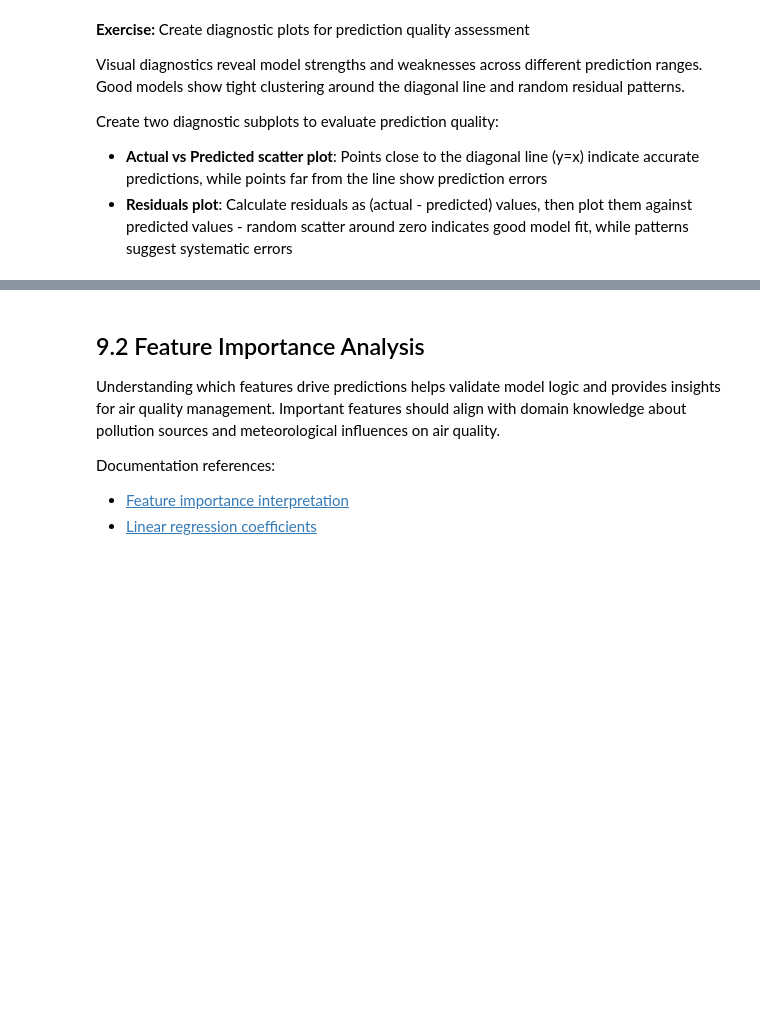
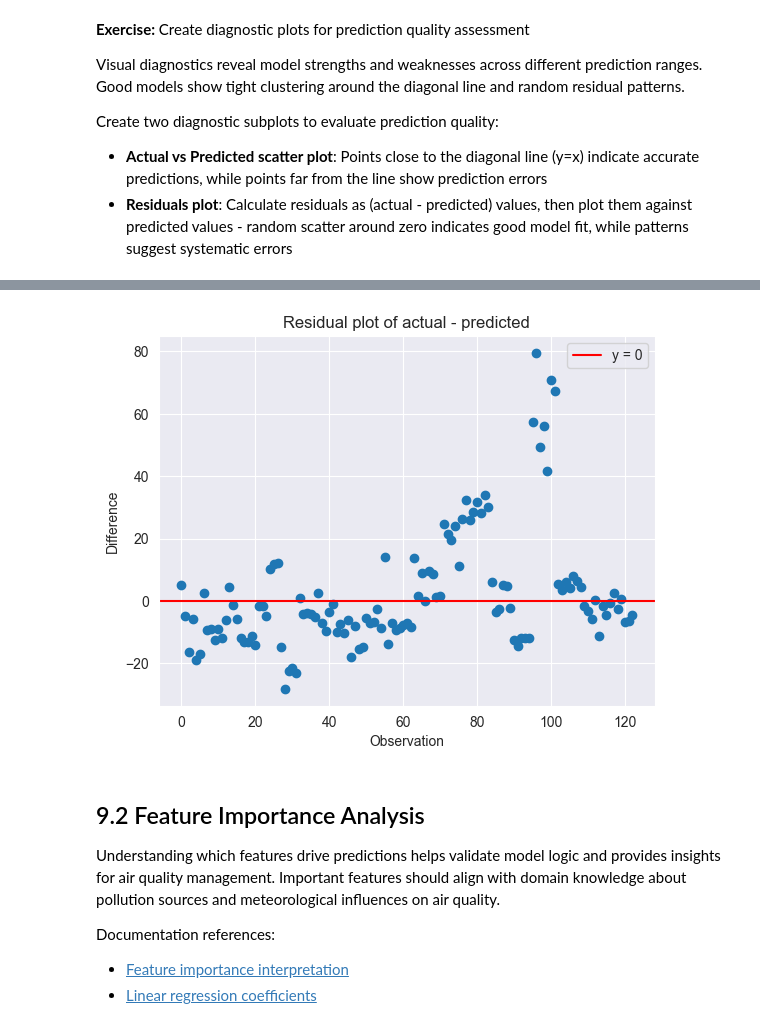
Before and after one commit to PierreAHignard/NLP-Spam-Detection, a Jupyter notebook: notebooks/air_quality_todo.ipynb, the cells around one changed output, grey strips where cells are left out. Cells and saved outputs as stored; diff of their text form; code cells hidden in the pictures; blank space fills up the shorter version.

```diff
--- a/notebooks/air_quality_todo.ipynb
+++ b/notebooks/air_quality_todo.ipynb
@@ -1294,3 +1367,14 @@ Create two diagnostic subplots to evaluate prediction quality:
+# %%
+plt.figure()
+plt.scatter(range(len(prediction)), y_val-prediction)
+plt.title("Residual plot of actual - predicted")
+plt.xlabel("Observation")
+plt.ylabel("Difference")
+plt.axline((0, 0), (10, 0), color='red', linestyle='-', label="y = 0")
+plt.legend()
+plt.show()
+# %% [output]
+[figure, added]
 # %% [markdown]
 ## 9.2 Feature Importance Analysis
 
```
Also changed, not shown: parts of 29 cells of this notebook.
